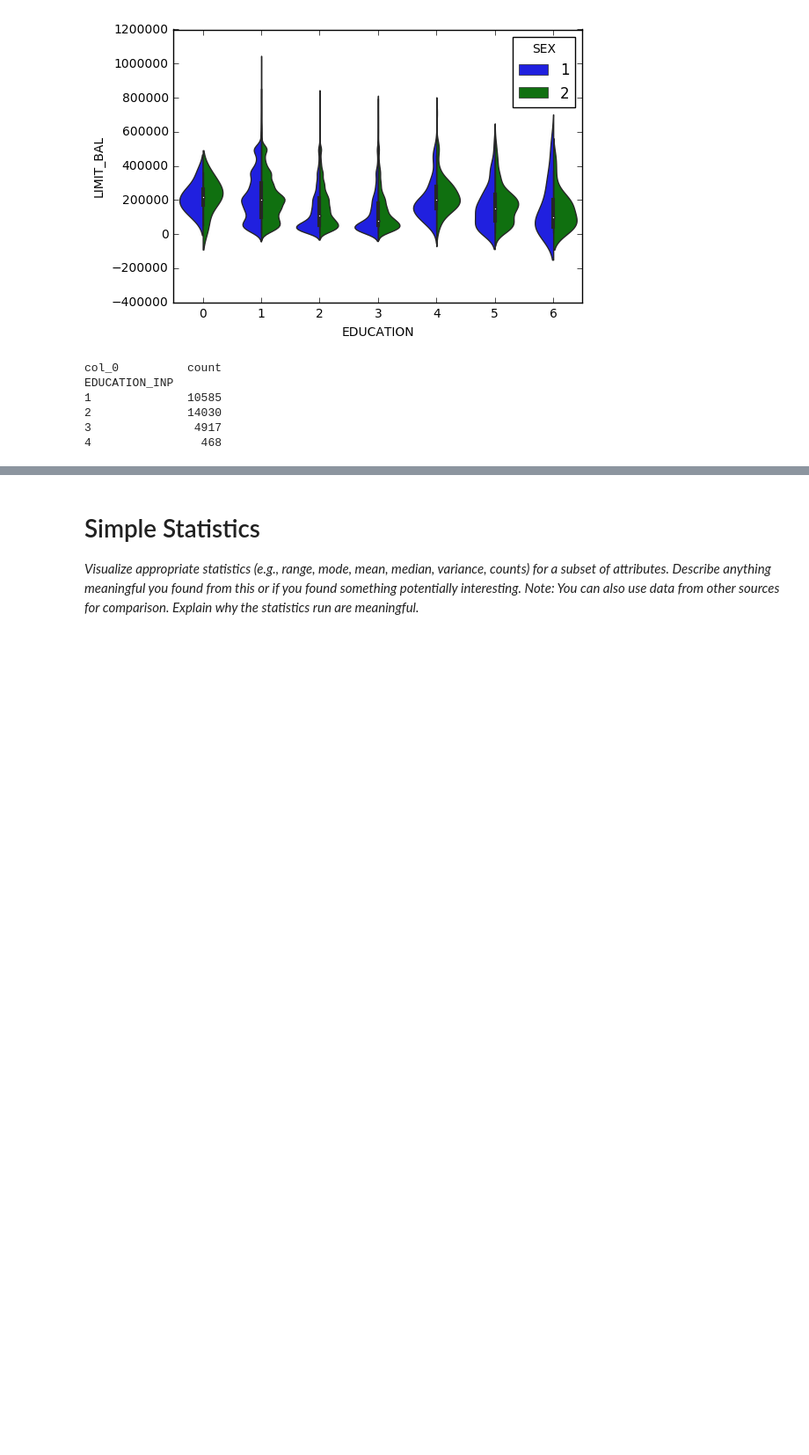
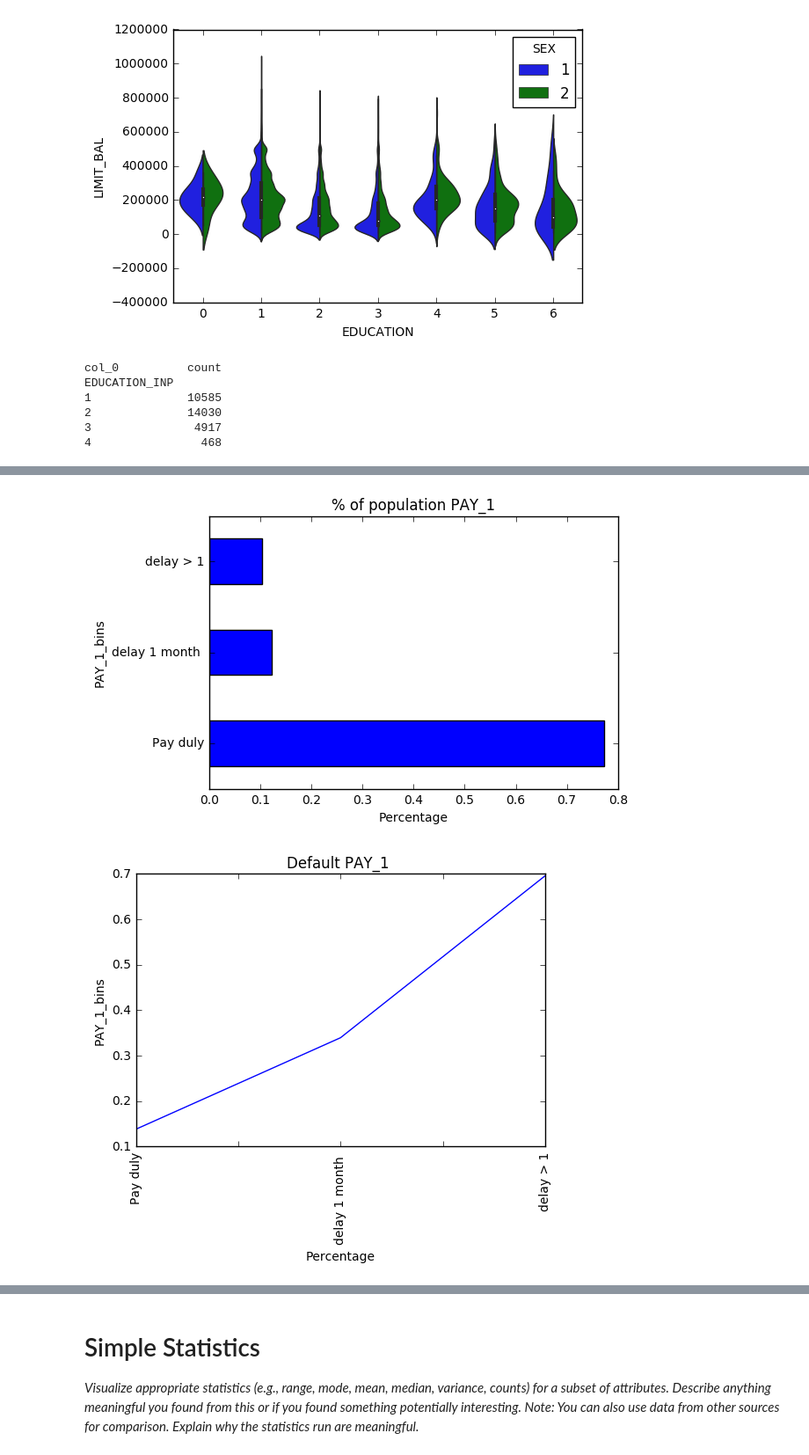
Before and after one commit to msds7331/credit-default, a Jupyter notebook: notebooks/1.0-jbs-credit-default.ipynb, the cells around one changed output, grey strips where cells are left out. Shown at 88% size. Saved outputs shown, nothing was run; the diff lists cells and outputs as text; code cells hidden in the pictures; blank space fills up the shorter version.

```diff
--- a/notebooks/1.0-jbs-credit-default.ipynb
+++ b/notebooks/1.0-jbs-credit-default.ipynb
@@ -239,0 +306,15 @@ EDUCATION_INP
+# %%
+bivariate_v1(credit.PAY_1,'PAY_1_range',[-2.1,0,1,10],3,['Pay duly','delay 1 month ','delay > 1'],'Percentage','PAY_1_bins','% of population PAY_1','Default PAY_1 ')
+
+bivariate_v1(credit.PAY_2,'PAY_2_range',[-2.1,1,10],2,['Pay duly','delay > 1'],'Percentage','PAY_2_bins','% of population PAY_2','Default PAY_2 ')
+
+bivariate_v1(credit.PAY_3,'PAY_3_range',[-2.1,1,10],2,['Pay duly','delay > 1'],'Percentage','PAY_3_bins','% of population PAY_3','Default PAY_3 ')
+
+bivariate_v1(credit.PAY_4,'PAY_4_range',[-2.1,1,10],2,['Pay duly','delay > 1'],'Percentage','PAY_4_bins','% of population PAY_4','Default PAY_4 ')
+
+bivariate_v1(credit.PAY_5,'PAY_5_range',[-2.1,1,10],2,['Pay duly','delay > 1'],'Percentage','PAY_5_bins','% of population PAY_5','Default PAY_5 ')
+
+bivariate_v1(credit.PAY_6,'PAY_6_range',[-2.1,1,10],2,['Pay duly','delay > 1'],'Percentage','PAY_6_bins','% of population PAY_6','Default PAY_6 ')
+# %% [output]
+[figure, added]
+[figure, added]
```
Also changed, not shown: parts of 9 cells of this notebook.
